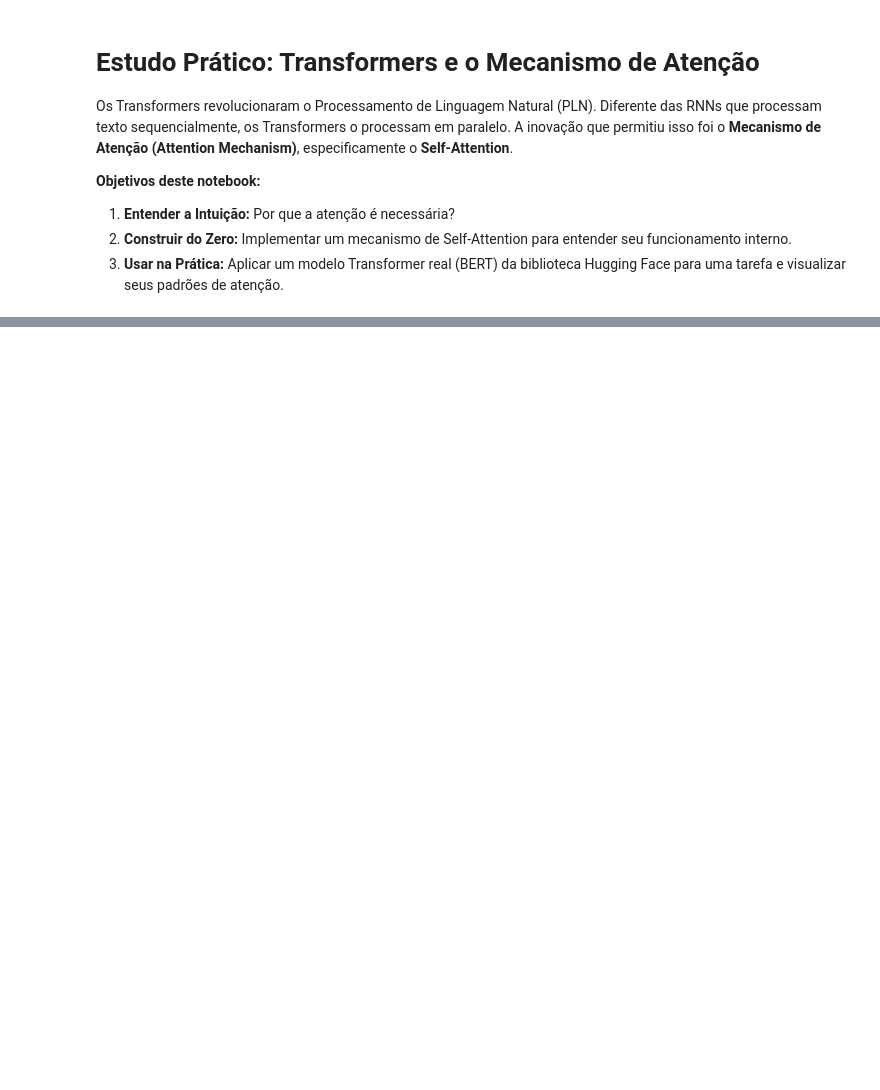
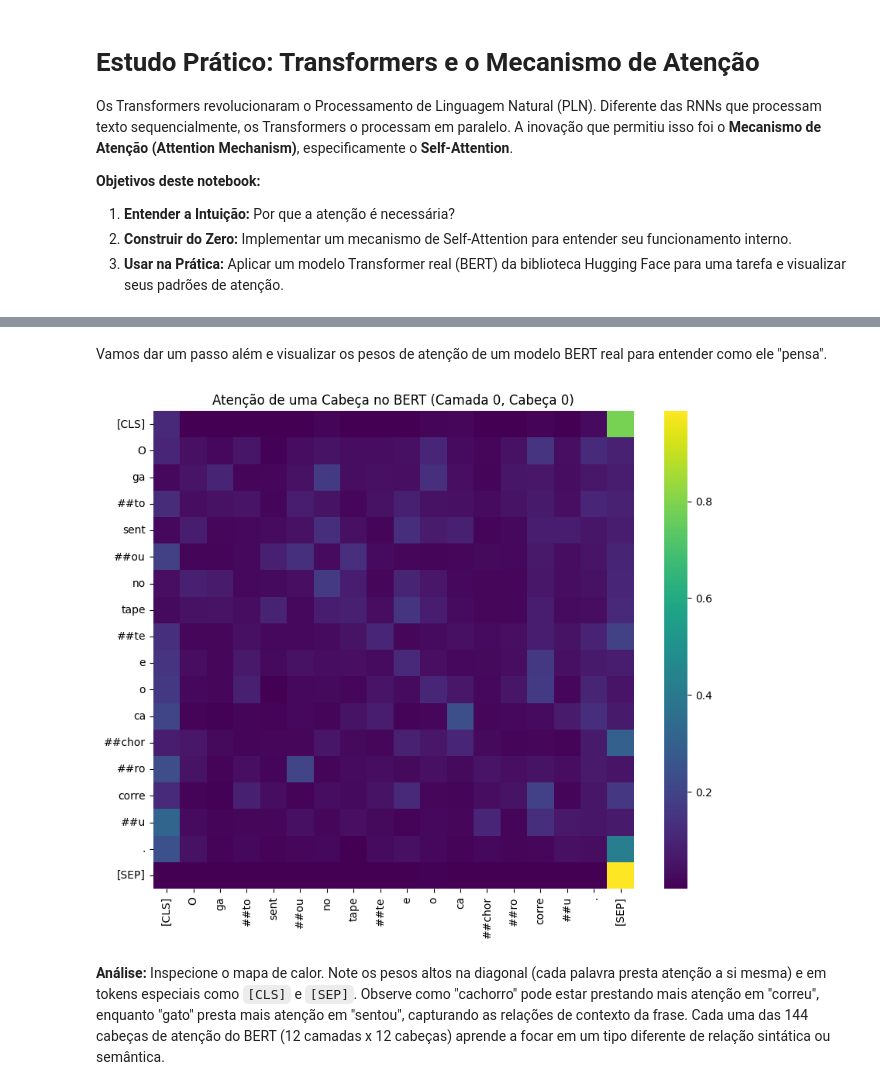
Before and after one commit to isaacdono/ml-studies, a Jupyter notebook: deep learning/transformers.ipynb, the cells around one changed output, grey strips where cells are left out. Drawn from its saved outputs; the diff is of its cells as text; code cells hidden in the pictures; blank space fills up the shorter version.

```diff
--- a/deep learning/transformers.ipynb
+++ b/deep learning/transformers.ipynb
@@ -121,34 +145,32 @@ print("Resultado:", sentiment_pipeline("The service was terrible from start to f
+# %% [markdown]
+Vamos dar um passo além e visualizar os pesos de atenção de um modelo BERT real para entender como ele "pensa".
 # %%
-"""
-Vamos dar um passo além e visualizar os pesos de atenção de um modelo BERT real para entender como ele "pensa".
-"""
+
 from transformers import AutoTokenizer, AutoModel
 import torch
 
 # Usaremos um BERT multilingual para podermos usar uma frase em português
 model_name = "bert-base-multilingual-cased"
 tokenizer = AutoTokenizer.from_pretrained(model_name)
 model = AutoModel.from_pretrained(model_name, output_attentions=True)
 
 # Frase de exemplo
 sentence_pt = "O gato sentou no tapete e o cachorro correu."
 inputs = tokenizer(sentence_pt, return_tensors="pt")
 outputs = model(**inputs)
 
 # 'outputs.attentions' é uma tupla com os pesos de atenção de cada camada (12 no BERT-base)
 # Cada tensor tem o formato: [batch_size, num_heads, sequence_length, sequence_length]
 attention = outputs.attentions
 tokens = tokenizer.convert_ids_to_tokens(inputs["input_ids"][0])
 
 # Vamos visualizar a atenção de uma cabeça específica (ex: cabeça 0) na primeira camada (camada 0)
 attention_head_0 = attention[0][0, 0, :, :].detach().numpy()
 
 # Plotando a matriz de atenção
 plt.figure(figsize=(10, 8))
 sns.heatmap(attention_head_0, xticklabels=tokens, yticklabels=tokens, cmap="viridis")
 plt.title("Atenção de uma Cabeça no BERT (Camada 0, Cabeça 0)")
 plt.show()
-
-"""
-**Análise:** Inspecione o mapa de calor. Note os pesos altos na diagonal (cada palavra presta atenção a si mesma) e em tokens especiais como `[CLS]` e `[SEP]`. Observe como "cachorro" pode estar prestando mais atenção em "correu", enquanto "gato" presta mais atenção em "sentou", capturando as relações de contexto da frase. Cada uma das 144 cabeças de atenção do BERT (12 camadas x 12 cabeças) aprende a focar em um tipo diferente de relação sintática ou semântica.
-"""
+# %% [output]
+[figure, added]
@@ -165,0 +177,2 @@ Neste notebook, desvendamos o mecanismo de **Self-Attention**, o componente que
+# %% [markdown]
+**Análise:** Inspecione o mapa de calor. Note os pesos altos na diagonal (cada palavra presta atenção a si mesma) e em tokens especiais como `[CLS]` e `[SEP]`. Observe como "cachorro" pode estar prestando mais atenção em "correu", enquanto "gato" presta mais atenção em "sentou", capturando as relações de contexto da frase. Cada uma das 144 cabeças de atenção do BERT (12 camadas x 12 cabeças) aprende a focar em um tipo diferente de relação sintática ou semântica.
```
Also changed, not shown: parts of 10 cells of this notebook.
